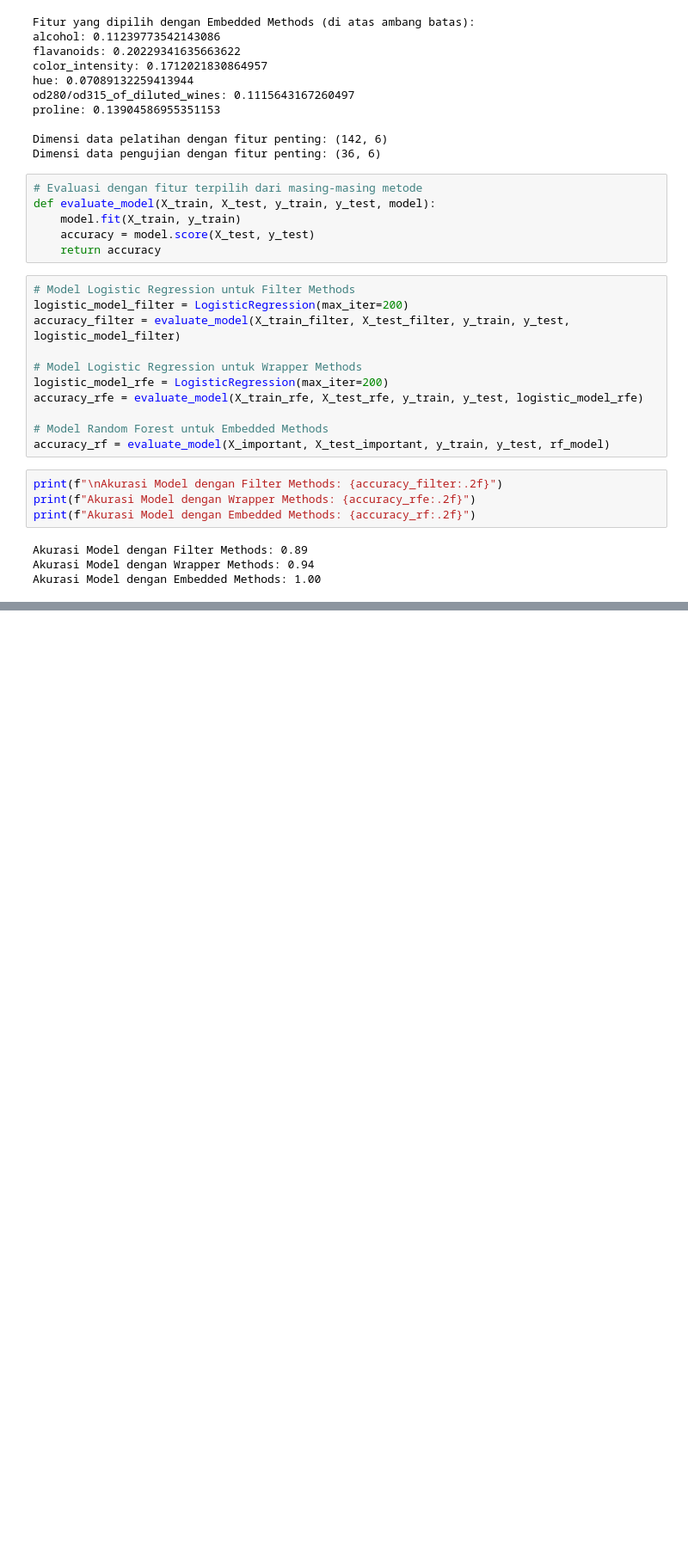
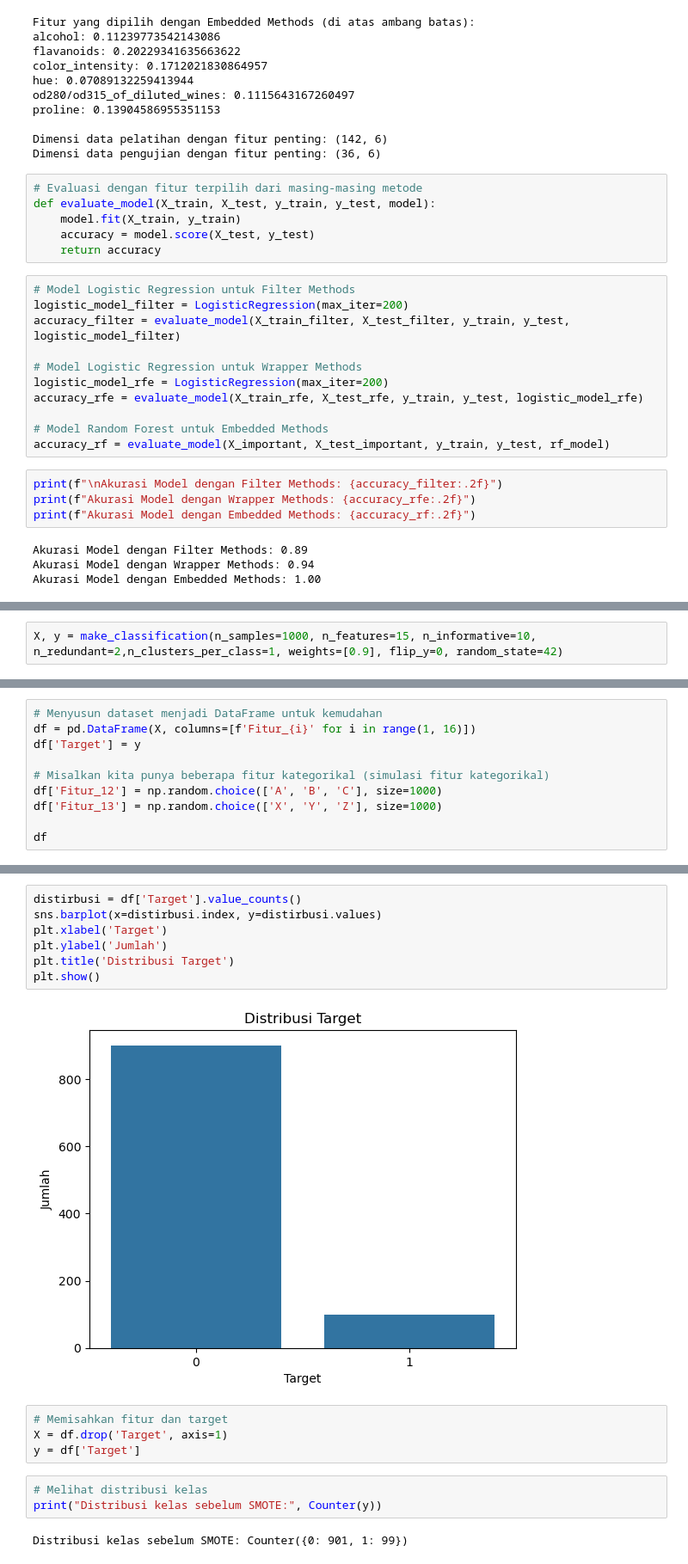
Before and after one commit to TurmaeUrsorum/repo_dicoding, a Jupyter notebook: 3. Belajar Machine Learning untuk Pemula/7. Teknik Feature Engineering/feature_engineer.ipynb, the cells around one changed output, grey strips where cells are left out. Shown at 86% size. Drawn from its saved outputs; the diff is of its cells as text; blank space fills up the shorter version.

```diff
--- a/3. Belajar Machine Learning untuk Pemula/7. Teknik Feature Engineering/feature_engineer.ipynb
+++ b/3. Belajar Machine Learning untuk Pemula/7. Teknik Feature Engineering/feature_engineer.ipynb
@@ -170,0 +220,2 @@ Akurasi Model dengan Embedded Methods: 1.00
+# %%
+X, y = make_classification(n_samples=1000, n_features=15, n_informative=10, n_redundant=2,n_clusters_per_class=1, weights=[0.9], flip_y=0, random_state=42)
@@ -170,0 +226,10 @@ Akurasi Model dengan Embedded Methods: 1.00
+# %%
+# Menyusun dataset menjadi DataFrame untuk kemudahan
+df = pd.DataFrame(X, columns=[f'Fitur_{i}' for i in range(1, 16)])
+df['Target'] = y
+
+# Misalkan kita punya beberapa fitur kategorikal (simulasi fitur kategorikal)
+df['Fitur_12'] = np.random.choice(['A', 'B', 'C'], size=1000)
+df['Fitur_13'] = np.random.choice(['X', 'Y', 'Z'], size=1000)
+
+df
@@ -170,0 +250,18 @@ Akurasi Model dengan Embedded Methods: 1.00
+# %%
+distirbusi = df['Target'].value_counts()
+sns.barplot(x=distirbusi.index, y=distirbusi.values)
+plt.xlabel('Target')
+plt.ylabel('Jumlah')
+plt.title('Distribusi Target')
+plt.show()
+# %% [output]
+[figure, added]
+# %%
+# Memisahkan fitur dan target
+X = df.drop('Target', axis=1)
+y = df['Target']
+# %%
+# Melihat distribusi kelas
+print("Distribusi kelas sebelum SMOTE:", Counter(y))
+# %% [output]
+Distribusi kelas sebelum SMOTE: Counter({0: 901, 1: 99})
```
Also changed, not shown: parts of 20 cells of this notebook.
